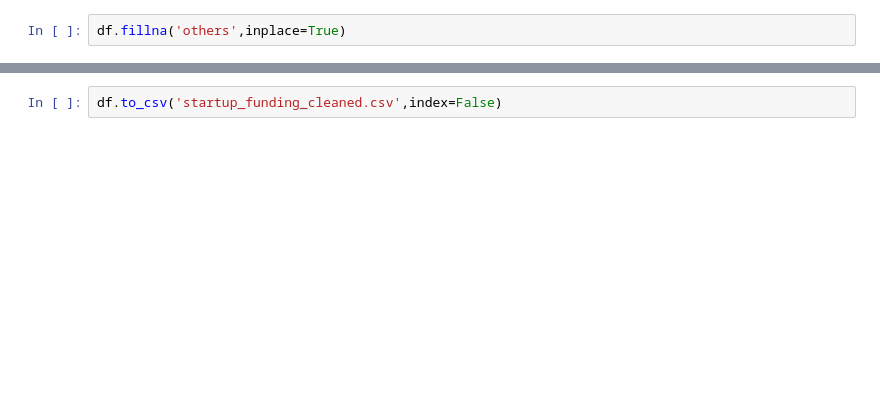
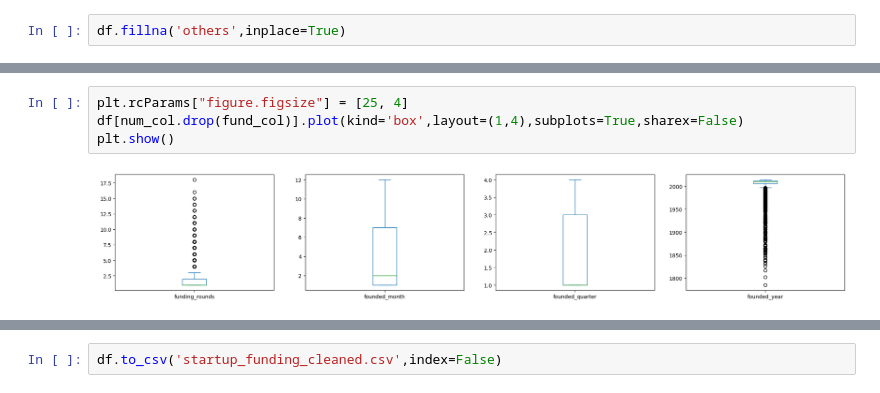
Before and after one commit to shamabansal17/Startups_funding_Analysis, a Jupyter notebook: funding_startup.ipynb, the cells around one changed output, grey strips where cells are left out. Saved outputs shown, nothing was run; the diff lists cells and outputs as text; blank space fills up the shorter version.

```diff
--- a/funding_startup.ipynb
+++ b/funding_startup.ipynb
@@ -347,0 +452,6 @@ df.fillna('others',inplace=True)
+# %%
+plt.rcParams["figure.figsize"] = [25, 4]
+df[num_col.drop(fund_col)].plot(kind='box',layout=(1,4),subplots=True,sharex=False)
+plt.show()
+# %% [output]
+[figure, added]
```
Also changed, not shown: parts of 32 cells of this notebook.
